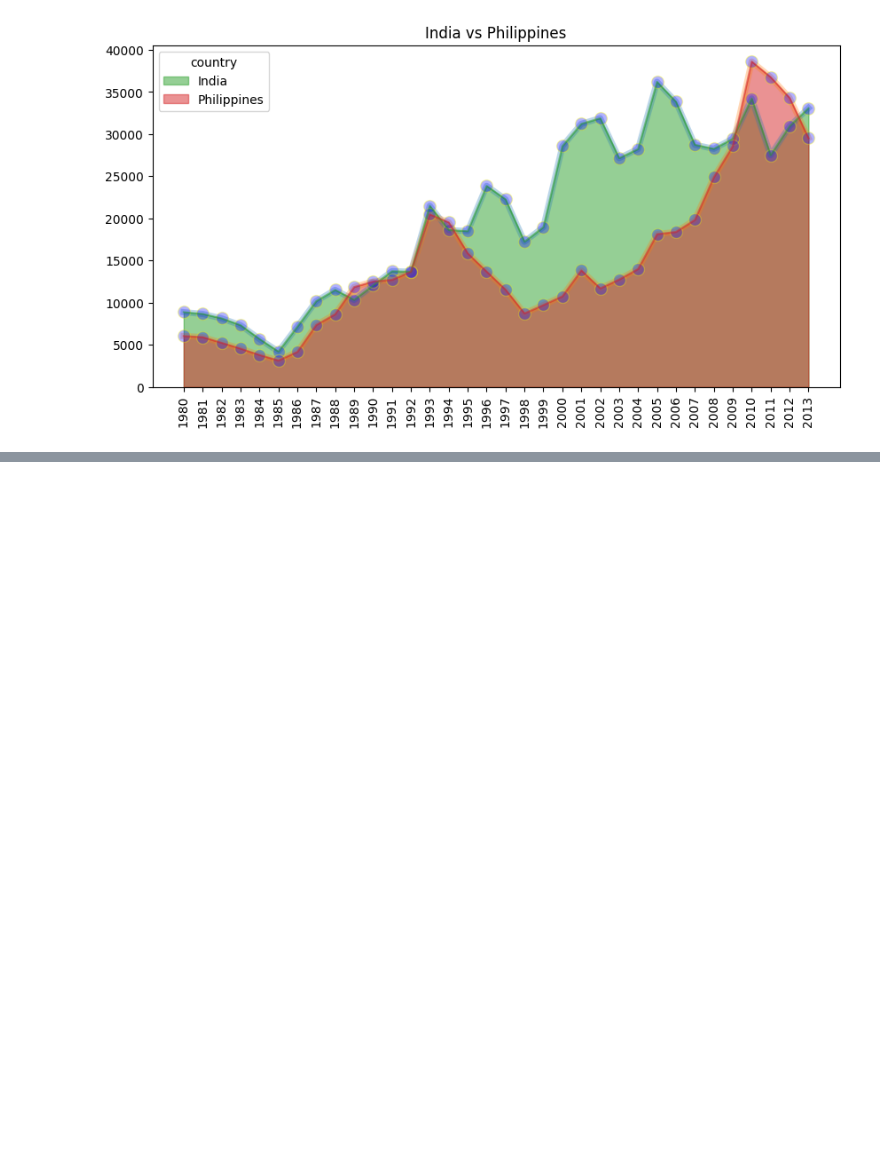
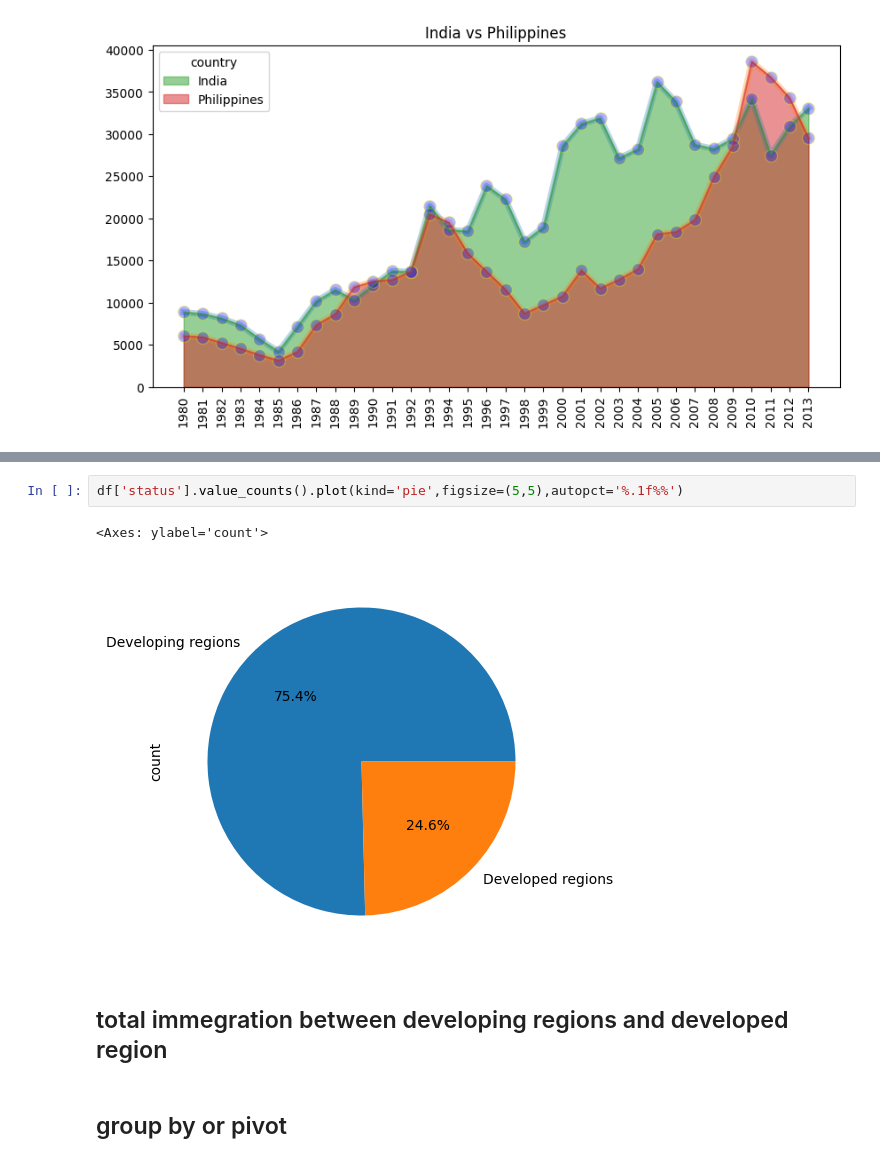
Before and after one commit to vermaakashgithub/python-data-analyitics, a Jupyter notebook: immigration_analysis/analysis.ipynb, the cells around one changed output, grey strips where cells are left out. Cells and saved outputs as stored; diff of their text form; blank space fills up the shorter version.

Commit message:
group by and pivot

```diff
--- a/immigration_analysis/analysis.ipynb
+++ b/immigration_analysis/analysis.ipynb
@@ -285,0 +343,9 @@ country_wise_immigration(['India','Philippines'])
+# %%
+df['status'].value_counts().plot(kind='pie',figsize=(5,5),autopct='%.1f%%')
+# %% [output]
+<Axes: ylabel='count'>
+[figure, added]
+# %% [markdown]
+## total immegration between developing regions and developed region
+# %% [markdown]
+## group by or pivot
```
Also changed, not shown: parts of 14 cells of this notebook.
